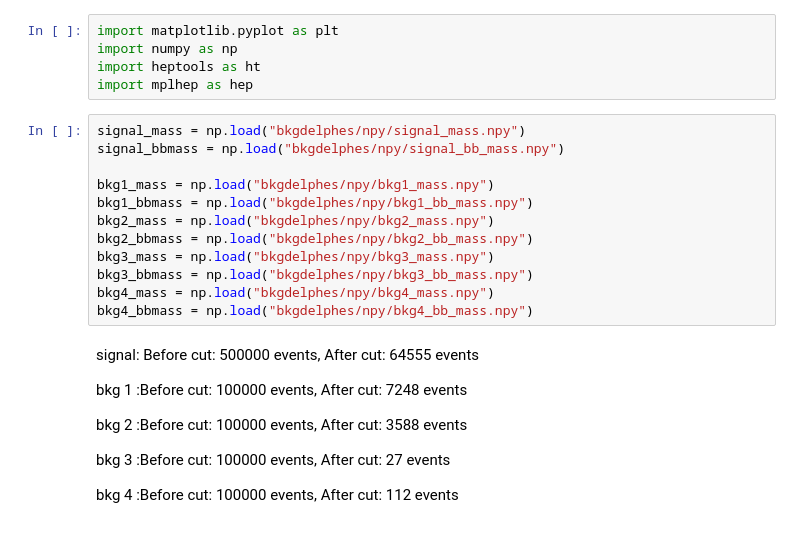
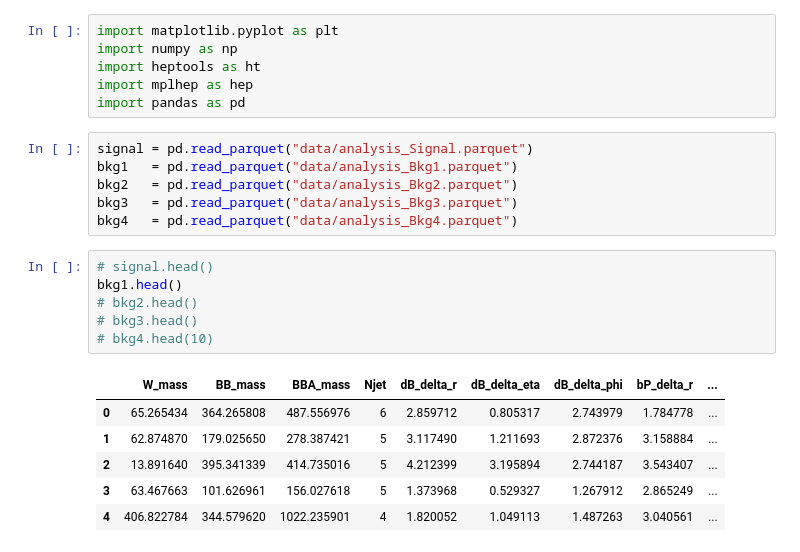
Before and after one commit to WilliamMarci/WHG_Analysis, a Jupyter notebook: plot.ipynb, the cells around one changed output. Saved outputs shown, nothing was run; the diff lists cells and outputs as text.

```diff
--- a/plot.ipynb
+++ b/plot.ipynb
@@ -3,26 +3,24 @@ import matplotlib.pyplot as plt
 import numpy as np
 import heptools as ht
 import mplhep as hep
+import pandas as pd
-# %%
-signal_mass = np.load("bkgdelphes/npy/signal_mass.npy")
-signal_bbmass = np.load("bkgdelphes/npy/signal_bb_mass.npy")
-
-bkg1_mass = np.load("bkgdelphes/npy/bkg1_mass.npy")
-bkg1_bbmass = np.load("bkgdelphes/npy/bkg1_bb_mass.npy")
-bkg2_mass = np.load("bkgdelphes/npy/bkg2_mass.npy")
-bkg2_bbmass = np.load("bkgdelphes/npy/bkg2_bb_mass.npy")
-bkg3_mass = np.load("bkgdelphes/npy/bkg3_mass.npy")
-bkg3_bbmass = np.load("bkgdelphes/npy/bkg3_bb_mass.npy")
-bkg4_mass = np.load("bkgdelphes/npy/bkg4_mass.npy")
-bkg4_bbmass = np.load("bkgdelphes/npy/bkg4_bb_mass.npy")
-# %% [markdown]
-signal: Before cut: 500000 events, After cut: 64555 events
-
-bkg 1 :Before cut: 100000 events, After cut: 7248 events
-
-bkg 2 :Before cut: 100000 events, After cut: 3588 events
-
-bkg 3 :Before cut: 100000 events, After cut: 27 events
-
-bkg 4 :Before cut: 100000 events, After cut: 112 events
+# %%
+signal = pd.read_parquet("data/analysis_Signal.parquet")
+bkg1   = pd.read_parquet("data/analysis_Bkg1.parquet")
+bkg2   = pd.read_parquet("data/analysis_Bkg2.parquet")
+bkg3   = pd.read_parquet("data/analysis_Bkg3.parquet")
+bkg4   = pd.read_parquet("data/analysis_Bkg4.parquet")
+# %%
+# signal.head()
+bkg1.head()
+# bkg2.head()
+# bkg3.head()
+# bkg4.head(10)
+# %% [output]
+|  | W_mass | BB_mass | BBA_mass | Njet | dB_delta_r | dB_delta_eta | dB_delta_phi | bP_delta_r | ... |
+| 0 | 65.265434 | 364.265808 | 487.556976 | 6 | 2.859712 | 0.805317 | 2.743979 | 1.784778 | ... |
+| 1 | 62.874870 | 179.025650 | 278.387421 | 5 | 3.117490 | 1.211693 | 2.872376 | 3.158884 | ... |
+| 2 | 13.891640 | 395.341339 | 414.735016 | 5 | 4.212399 | 3.195894 | 2.744187 | 3.543407 | ... |
+| 3 | 63.467663 | 101.626961 | 156.027618 | 5 | 1.373968 | 0.529327 | 1.267912 | 2.865249 | ... |
+| 4 | 406.822784 | 344.579620 | 1022.235901 | 4 | 1.820052 | 1.049113 | 1.487263 | 3.040561 | ... |
 # %%
```
Also changed, not shown: parts of 9 cells of this notebook, 2 other files.
